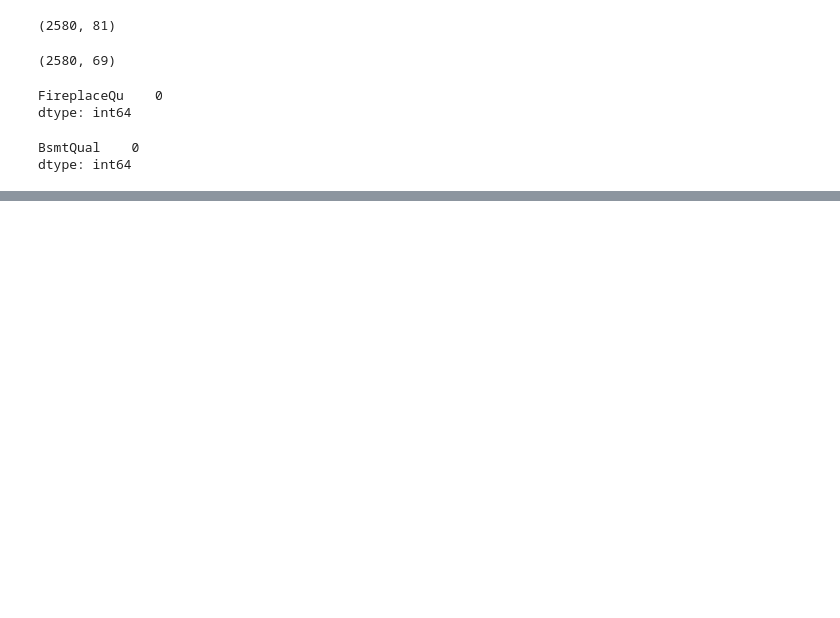
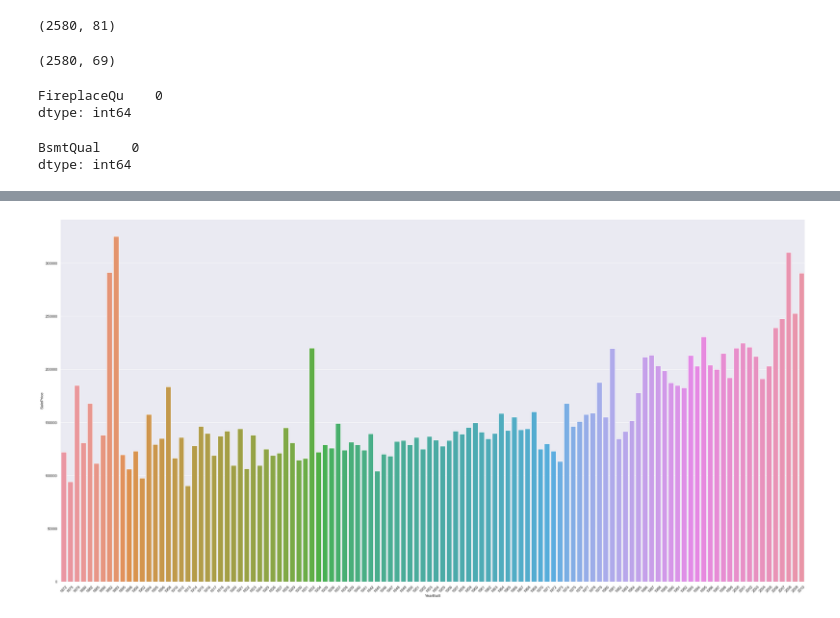
Before and after one commit to AugiBold/Ames-Housing-Price-ML-Project, a Jupyter notebook: Augi/ML_Project_3_EDA_Augi.ipynb, the cells around one changed output, grey strips where cells are left out. Cells and saved outputs as stored; diff of their text form; code cells hidden in the pictures; blank space fills up the shorter version.

```diff
--- a/Augi/ML_Project_3_EDA_Augi.ipynb
+++ b/Augi/ML_Project_3_EDA_Augi.ipynb
@@ -146,0 +249,8 @@ dtype: int64
+# %%
+medianPriceYearBuilt = quality.groupby(by=["YearBuilt"])["SalePrice"].median().to_frame()
+medianPriceYearBuilt.reset_index(inplace=True)
+sns.barplot(x='YearBuilt', y='SalePrice', data= medianPriceYearBuilt)
+plt.xticks(rotation=45)
+sns.set(rc={'figure.figsize':(40,20)})
+# %% [output]
+[figure, added]
```
Also changed, not shown: parts of 46 cells of this notebook, 1 other file.
